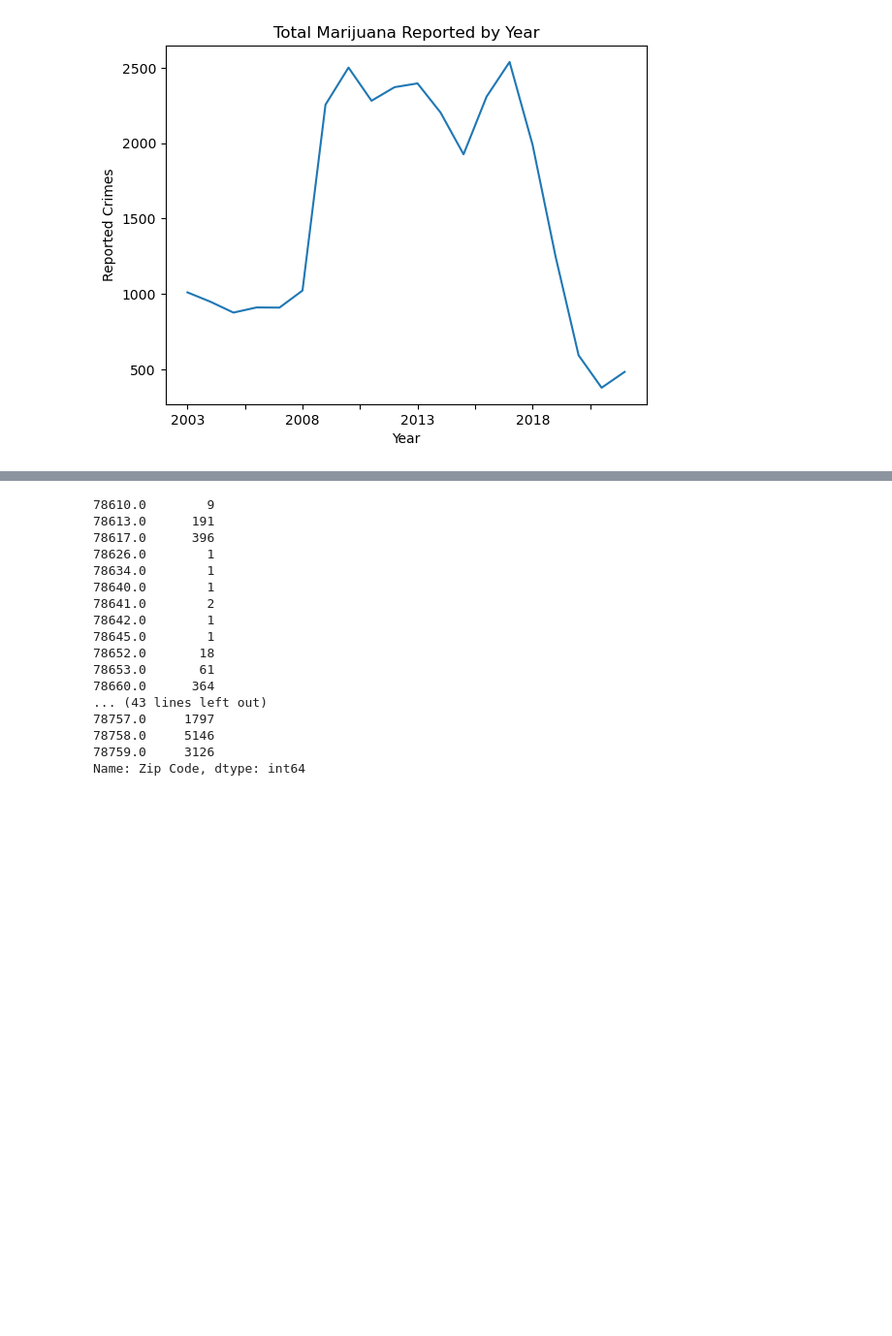
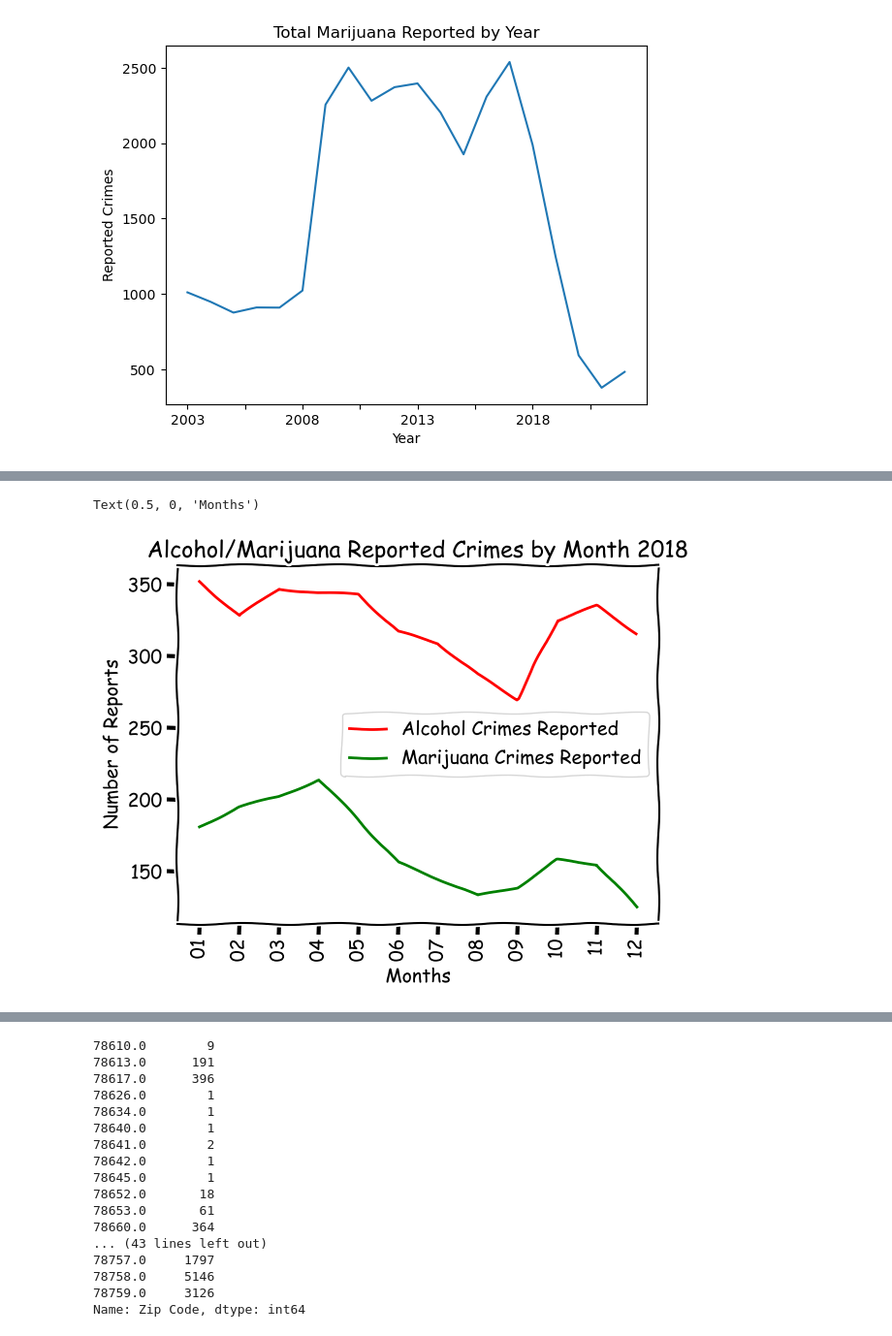
Before and after one commit to robert-z-lehr/Traffic-Crime-Correlations, a Jupyter notebook: main01.ipynb, the cells around one changed output, grey strips where cells are left out. Shown at 97% size. Cells and saved outputs as stored; diff of their text form; code cells hidden in the pictures; blank space fills up the shorter version.

```diff
--- a/main01.ipynb
+++ b/main01.ipynb
@@ -185,0 +259,12 @@ plt.show()
+# %%
+#monthly plot alcohol and mj 2018
+alc_crime18, = plt.plot(month_oh18.keys(), month_oh18, color='red', label="Alcohol Crimes Reported")
+mj_crime18, = plt.plot(month_mj18.keys(), month_mj18, color='green', label="Marijuana Crimes Reported")
+plt.xticks(rotation='vertical')
+plt.legend(handles=[alc_crime18, mj_crime18], loc="center right")
+plt.title("Alcohol/Marijuana Reported Crimes by Month 2018")
+plt.ylabel("Number of Reports")
+plt.xlabel("Months")
+# %% [output]
+Text(0.5, 0, 'Months')
+[figure, added]
```
Also changed, not shown: parts of 14 cells of this notebook, 1 other file.
